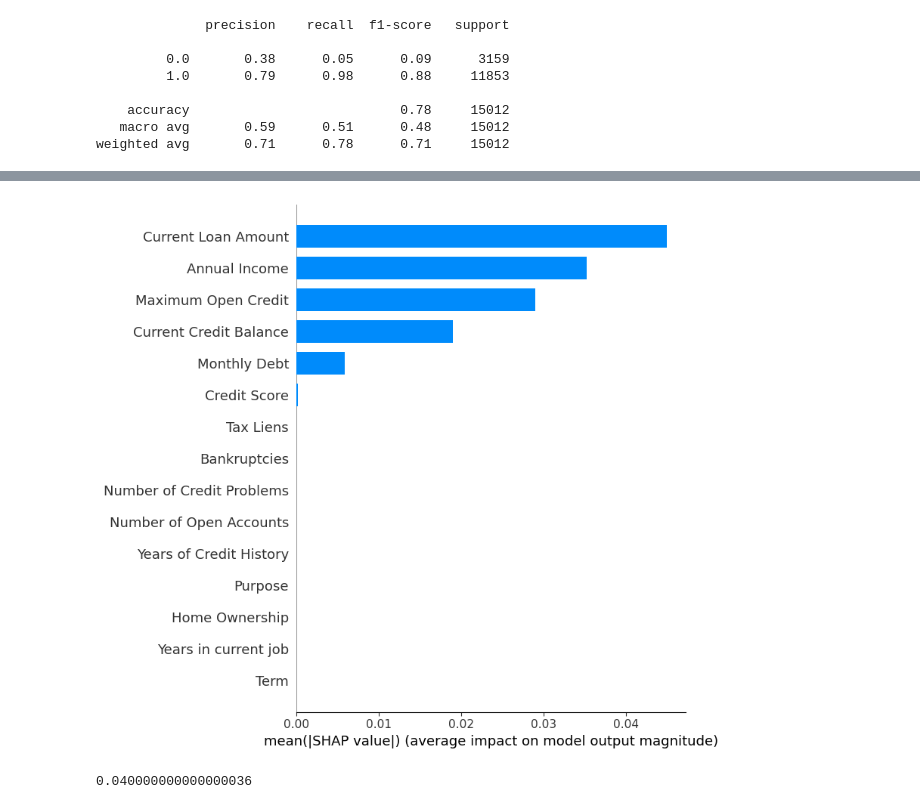
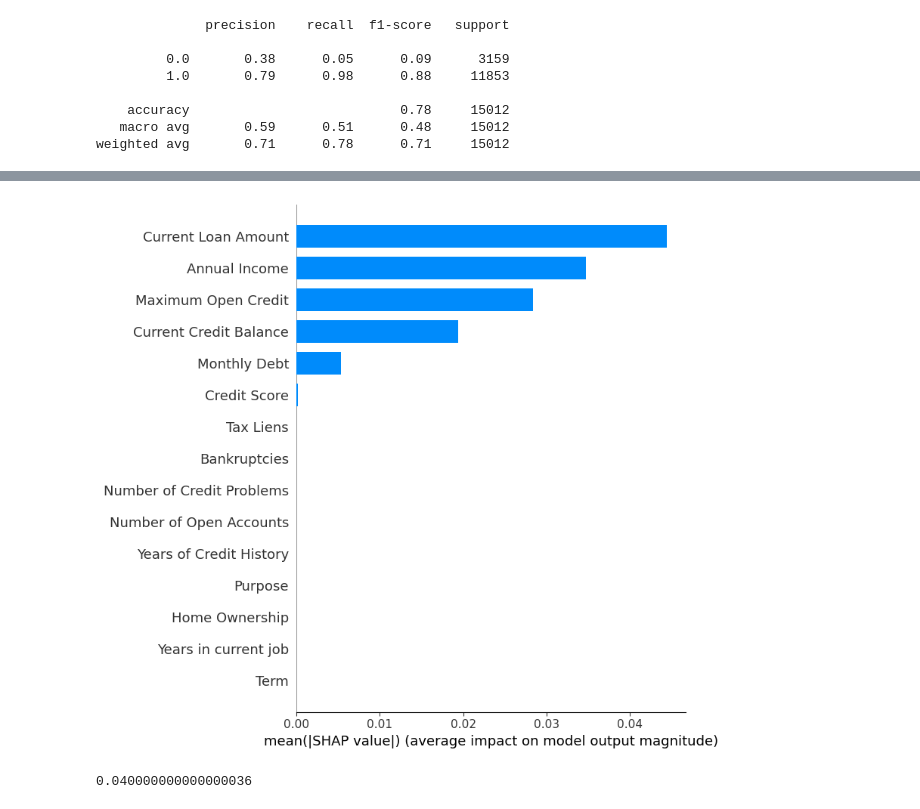
Before and after one commit to Arjun0122/bank_loan_eligibility, a Jupyter notebook: Bank_Loan_Eligibility.ipynb, the cells around one changed output, grey strips where cells are left out. Cells and saved outputs as stored; diff of their text form; code cells hidden in the pictures.

```diff
--- a/Bank_Loan_Eligibility.ipynb
+++ b/Bank_Loan_Eligibility.ipynb
@@ -521,9 +549,9 @@ print(df_knn)
 13               Bankruptcies      0.000000        0.96
 14                  Tax Liens      0.000000        0.96
 # %%
-shap.summary_plot(shap_values_knn, x, plot_type="bar")
+shap.summary_plot(shap_values_knn, x_test, plot_type="bar")
 # %% [output]
-[figure, old version]
+[figure, new version]
 # %%
 total_contribution_knn=np.sum(contribution_knn)
 print(total_contribution_knn)
```
Also changed, not shown: parts of 41 cells of this notebook, 12 other files.
